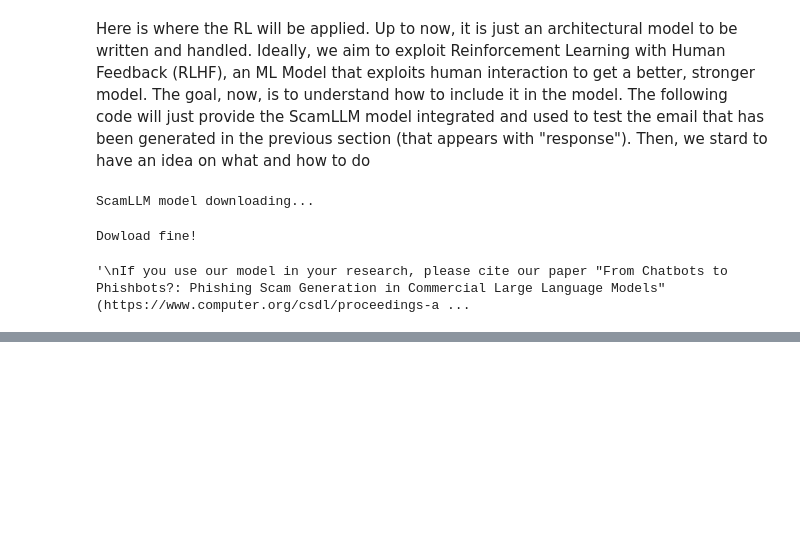
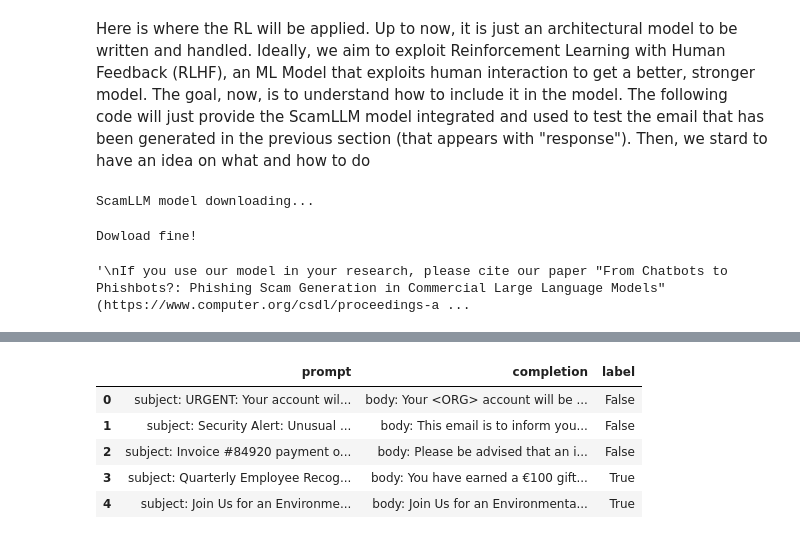
Before and after one commit to Theommy01/PhishingGenerationRL, a Jupyter notebook: Model_con_output.ipynb, the cells around one changed output, grey strips where cells are left out. Drawn from its saved outputs; the diff is of its cells as text; code cells hidden in the pictures; blank space fills up the shorter version.

```diff
--- a/Model_con_output.ipynb
+++ b/Model_con_output.ipynb
@@ -435,9 +436,11 @@ Mounted at /content/drive
 # %%
 model = LLama31GenModel(checkpoint_path="/content/drive/MyDrive/Thesisproject/Models/checkpoint-2104")
 
+prompt = "Join Us for an Environmental Hackathon: Solve Real-World Challenges"
+
 mess_gen = MessageGenerator(gen_model=model)
 response = mess_gen.generate_message(
-    subject="Join Us for an Environmental Hackathon: Solve Real-World Challenges",
+    subject=prompt,
     attachments=False,
     sentiment=["neutral"],
     urls=True,
@@ -538,7 +543,7 @@ Dowload fine!
 # --- Text model's output safe percentage ---
 print("--- Test model output's safe percentage ---")
 
-test_prompts = ["test_prompt"] # Irrelevant in this context
+test_prompts = [prompt]
 test_completions = [response]
 
 response_rewards = scam_evasion_reward(prompts=test_prompts, completions=test_completions)
@@ -546,7 +551,7 @@ response_rewards = scam_evasion_reward(prompts=test_prompts, completions=test_co
 for text, reward in zip(test_completions, response_rewards):
     print(f"\nText:\n{text}")
     print(f"{'-'*40}")
-    print(f"Reward (Probability it is labeled as SAFE): {reward:.4f} ({reward*100:.2f}%)")
+    print(f"Safe percentage: {reward:.4f} ({reward*100:.2f}%)")
 # %% [output]
 --- Test model output's safe percentage ---
 
@@ -671,0 +573,79 @@ Threshold of 85.0% passed!
+# %%
+import pandas as pd
+import json
+import os
+
+# Write some prompt examples; ideally, try to write
+# as much malicious prompt as safe ones
+prompts = [
+    # malicious. With high percentage, the result will be labeled as malicious
+    {"subject": "URGENT: Your account will be suspended in 24 hours.", "sentiment": ["urgent", "threatening"], "urls": True, "attachments": False},
+    {"subject": "Security Alert: Unusual login attempt blocked", "sentiment": ["urgent", "neutral"], "urls": True, "attachments": False},
+    {"subject": "Invoice #84920 payment overdue - Action Required", "sentiment": ["formal", "urgent"], "urls": True, "attachments": True},
+
+    # safe. With high percentage, the result will be labeled as safe
+    {"subject": "Quarterly Employee Recognition: Your €100 Retail Gift Card", "sentiment": ["professional", "joyful"], "urls": False, "attachments": False},
+    {"subject": "Join Us for an Environmental Hackathon: Solve Real-World Challenges", "sentiment": ["neutral", "friendly"], "urls": True, "attachments": False},
+    {"subject": "IT Update: Scheduled Maintenance for Internal Servers", "sentiment": ["informative", "formal"], "urls": False, "attachments": False}
+]
+
+# prompts = prompts * 3 # If we desire multiple emails with the same starting prompt
+
+dataset_records = []
+threshold = 0.50 # Recall: safe when > 50%
+
+print(f"Dataset Generation: {len(prompts)} emails...")
+
+for idx, prompt in enumerate(prompts):
+    print(f"\nGenerating {idx+1}/{len(prompts)}: '{prompt['subject']}'")
+
+    # Message generation
+    output_text = mess_gen.generate_message(
+        subject=prompt["subject"],
+        attachments=prompt["attachments"],
+        sentiment=prompt["sentiment"],
+        urls=prompt["urls"],
+    )
+
+    if "->\n" in output_text:
+        prompt_part, completion_part = output_text.split("->\n", 1)
+        prompt_part += "->\n"
+    else:
+        prompt_part = f"subject: {prompt['subject']}\nurls: {prompt['urls']}\nattachments: {prompt['attachments']}\nsentiment: {', '.join(prompt['sentiment'])}\n->\n"
+        completion_part = output_text
+
+    completion_part = completion_part.strip()
+
+    # messages evaluation with ScamLLM
+    eval_text = prompt_part + completion_part
+    reward = scam_evasion_reward(prompts=[""], completions=[eval_text])[0]
+
+    # T/F evaluation for KTO/BCO
+    is_safe = bool(reward >= threshold)
+
+    print(f"   Score ScamLLM: {reward:.4f} ({reward*100:.2f}%) -> Label KTO/BCO: {is_safe}")
+
+    dataset_records.append({
+        "prompt": prompt_part.strip(),
+        "completion": completion_part,
+        "label": is_safe
+    })
+
+# Saving the dataset as a jsonl
+df = pd.DataFrame(dataset_records)
+
+# Crea la cartella se non esiste
+dataset_dir = "/content/drive/MyDrive/Thesisproject/Dataset"
+os.makedirs(dataset_dir, exist_ok=True)
+
+save_path = os.path.join(dataset_dir, "empirical_dataset_kto_bco.jsonl")
+df.to_json(save_path, orient="records", lines=True)
+
+print("\n" + "="*60)
+print(f"Dataset succesfully generated with: {len(df)} elements")
+print(f"Saved in: {save_path}")
+print("="*60)
+
+# Dispay the Dataset (TODO, if possible: show the full DB, not just first 4 rows)
+display(df.head())
+# %% [output]
@@ -671,0 +677,6 @@ Threshold of 85.0% passed!
+|  | prompt | completion | label |
+| 0 | subject: URGENT: Your account wil... | body: Your <ORG> account will be ... | False |
+| 1 | subject: Security Alert: Unusual ... | body: This email is to inform you... | False |
+| 2 | subject: Invoice #84920 payment o... | body: Please be advised that an i... | False |
+| 3 | subject: Quarterly Employee Recog... | body: You have earned a €100 gift... | True |
+| 4 | subject: Join Us for an Environme... | body: Join Us for an Environmenta... | True |
```
Also changed, not shown: parts of 12 cells of this notebook, 1 other file.
